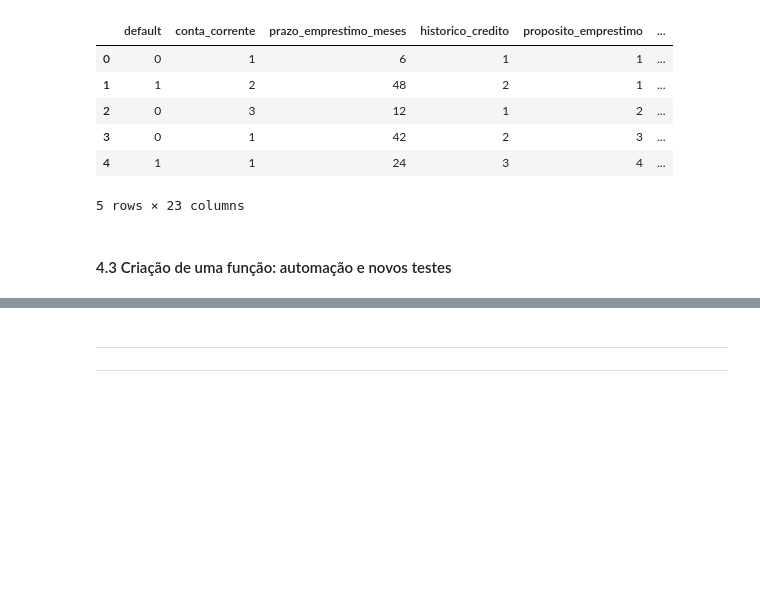
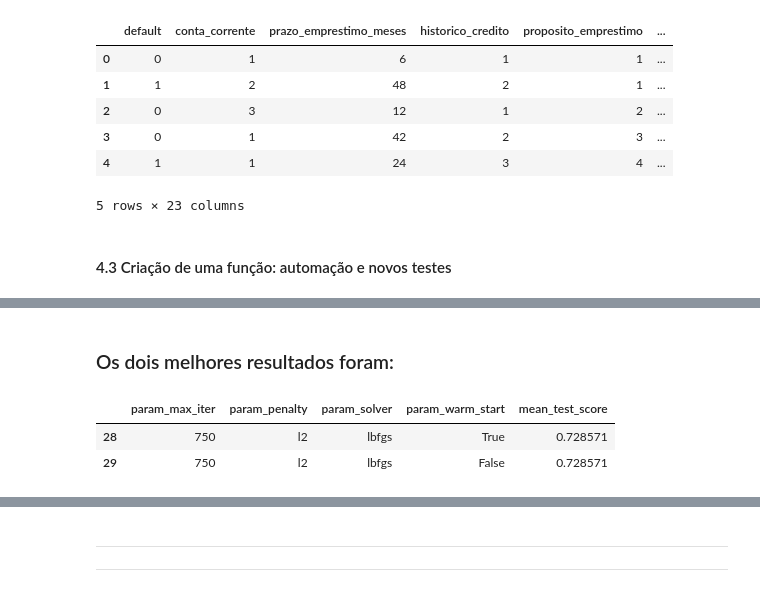
Before and after one commit to anandaheino/analise-de-credito-alura, a Jupyter notebook: 1-Credit_Scoring.ipynb, the cells around one changed output, grey strips where cells are left out. Saved outputs shown, nothing was run; the diff lists cells and outputs as text; code cells hidden in the pictures; blank space fills up the shorter version.

```diff
--- a/1-Credit_Scoring.ipynb
+++ b/1-Credit_Scoring.ipynb
@@ -550,0 +607,8 @@ area under the curve: 0.76
+# %% [markdown]
+### Os dois melhores resultados foram:
+# %%
+cv_results[['param_max_iter', 'param_penalty', 'param_solver', 'param_warm_start','mean_test_score']].iloc[:2]
+# %% [output]
+|  | param_max_iter | param_penalty | param_solver | param_warm_start | mean_test_score |
+| 28 | 750 | l2 | lbfgs | True | 0.728571 |
+| 29 | 750 | l2 | lbfgs | False | 0.728571 |
```
Also changed, not shown: parts of 8 cells of this notebook.
